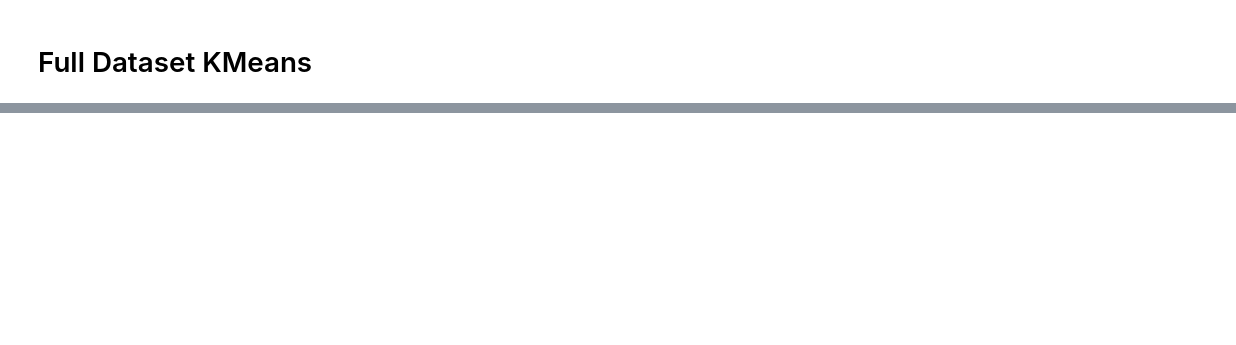
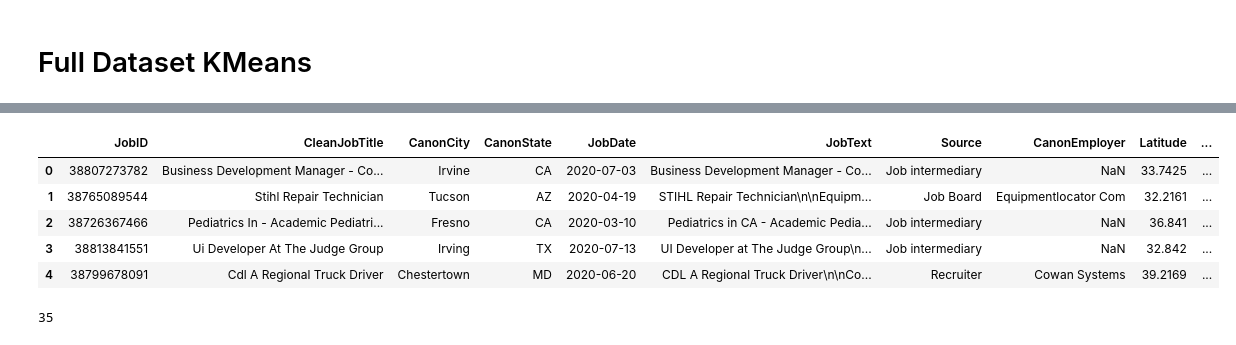
Before and after one commit to ramonprz01/bg-insead-project, a Jupyter notebook: unsupervised_ml/dask_clustering.ipynb, the cells around one changed output, grey strips where cells are left out. Saved outputs shown, nothing was run; the diff lists cells and outputs as text; code cells hidden in the pictures; blank space fills up the shorter version.

```diff
--- a/unsupervised_ml/dask_clustering.ipynb
+++ b/unsupervised_ml/dask_clustering.ipynb
@@ -87,0 +108,5 @@ df = df[df['JobText'].notnull()]
+# %%
+%%time
+
+df.head()
+# %% [output]
@@ -88,3 +115,13 @@ df = df[df['JobText'].notnull()]
+|  | JobID | CleanJobTitle | CanonCity | CanonState | JobDate | JobText | Source | CanonEmployer | Latitude | ... |
+| 0 | 38807273782 | Business Development Manager - Co... | Irvine | CA | 2020-07-03 | Business Development Manager - Co... | Job intermediary | NaN | 33.7425 | ... |
+| 1 | 38765089544 | Stihl Repair Technician | Tucson | AZ | 2020-04-19 | STIHL Repair Technician\n\nEquipm... | Job Board | Equipmentlocator Com | 32.2161 | ... |
+| 2 | 38726367466 | Pediatrics In - Academic Pediatri... | Fresno | CA | 2020-03-10 | Pediatrics in CA - Academic Pedia... | Job intermediary | NaN | 36.841 | ... |
+| 3 | 38813841551 | Ui Developer At The Judge Group | Irving | TX | 2020-07-13 | UI Developer at The Judge Group\n... | Job intermediary | NaN | 32.842 | ... |
+| 4 | 38799678091 | Cdl A Regional Truck Driver | Chestertown | MD | 2020-06-20 | CDL A Regional Truck Driver\n\nCo... | Recruiter | Cowan Systems | 39.2169 | ... |
+# %%
+df.npartitions
+# %% [output]
+35
 # %%
 %%time
 
```
Also changed, not shown: parts of 17 cells of this notebook.
